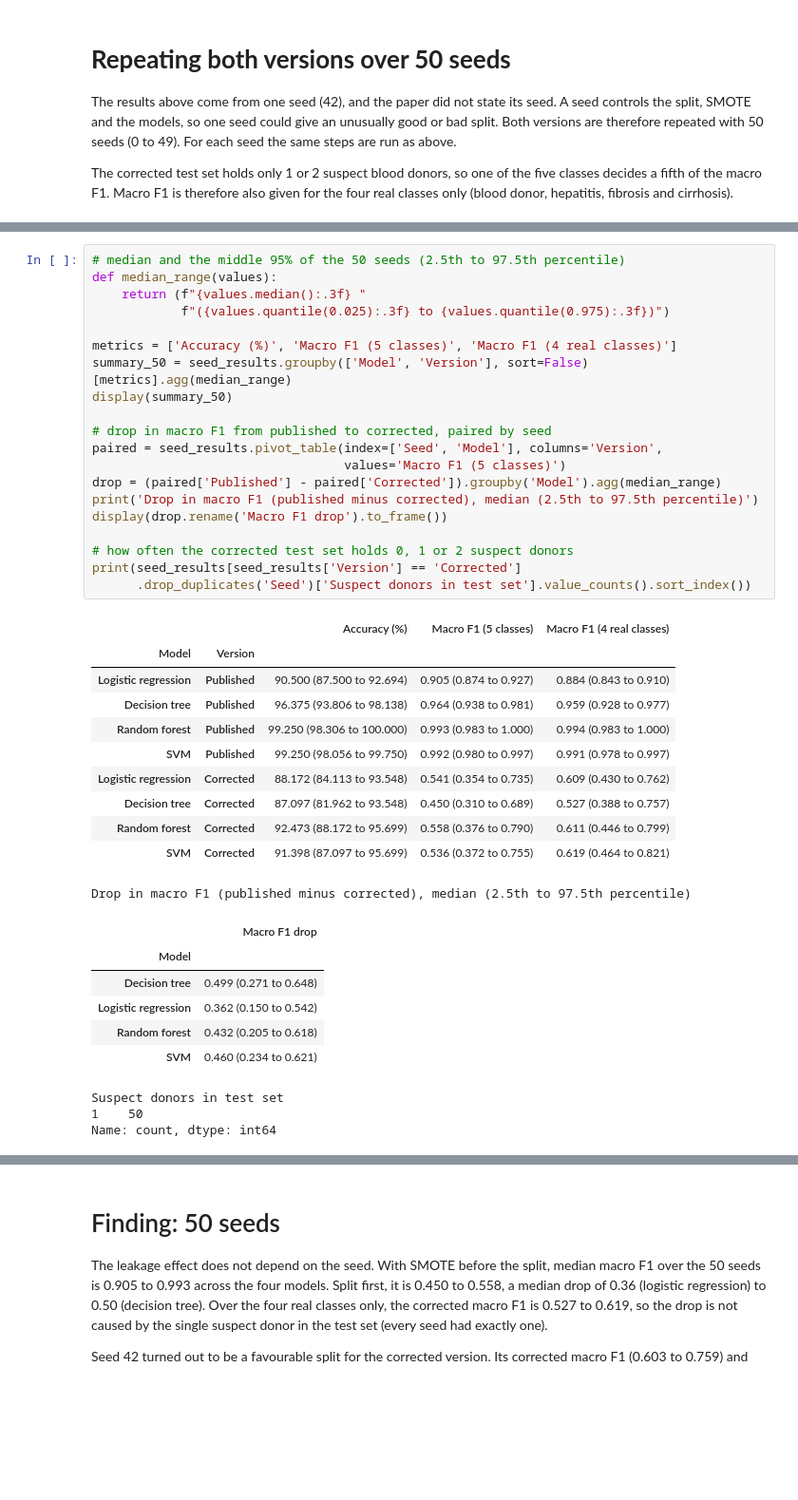
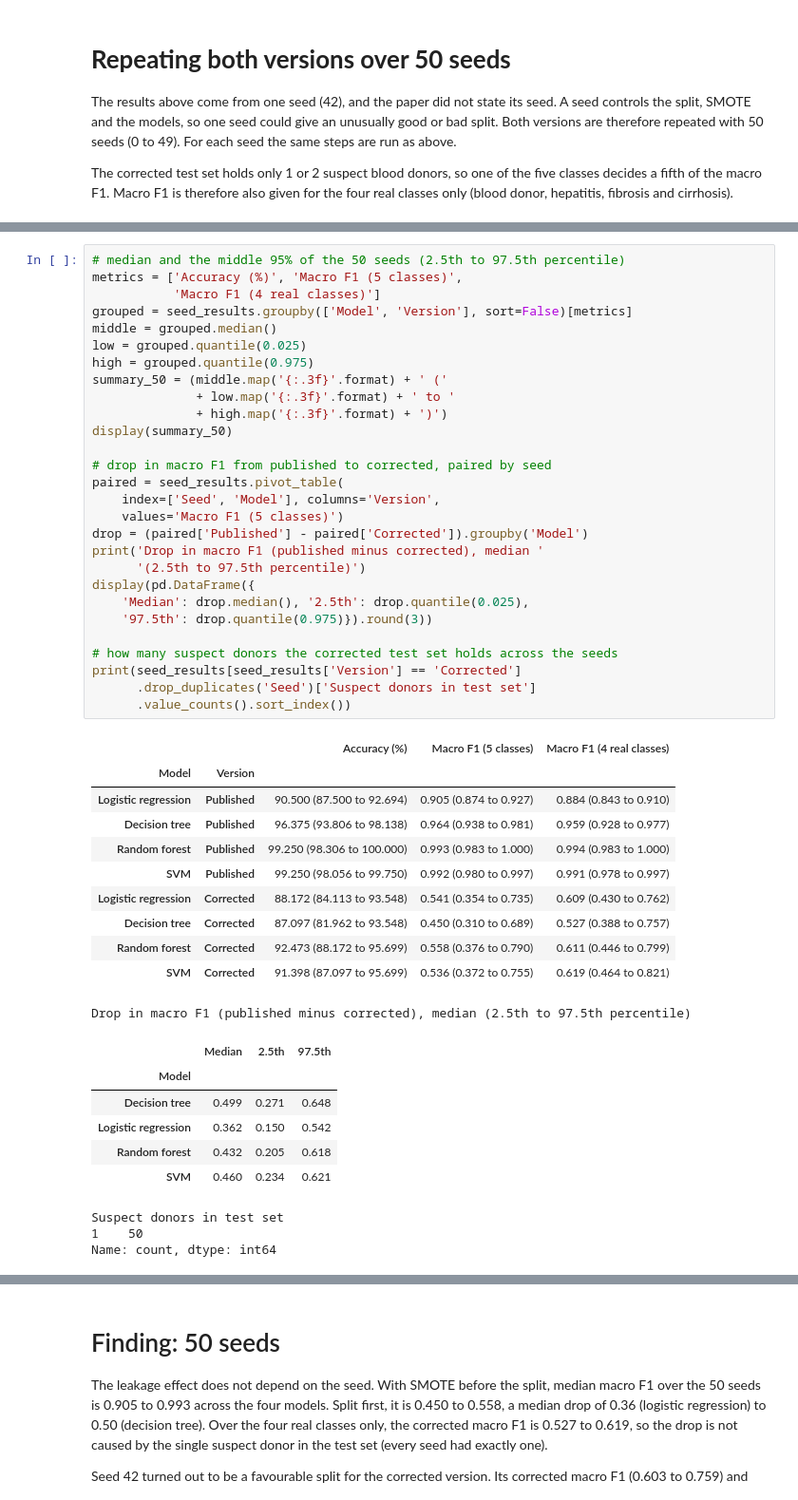
Before and after one commit to omaralhajjaj4-star/hcv-ML-DS-project, a Jupyter notebook: data_leakage.ipynb, the cells around one changed output, grey strips where cells are left out. Shown at 95% size. Saved outputs shown, nothing was run; the diff lists cells and outputs as text; blank space fills up the shorter version.

```diff
--- a/data_leakage.ipynb
+++ b/data_leakage.ipynb
@@ -399,42 +401,50 @@ print('Rows:', len(seed_results))
 Rows: 400
 # %%
 # median and the middle 95% of the 50 seeds (2.5th to 97.5th percentile)
-def median_range(values):
-    return (f"{values.median():.3f} "
-            f"({values.quantile(0.025):.3f} to {values.quantile(0.975):.3f})")
-
-metrics = ['Accuracy (%)', 'Macro F1 (5 classes)', 'Macro F1 (4 real classes)']
-summary_50 = seed_results.groupby(['Model', 'Version'], sort=False)[metrics].agg(median_range)
+metrics = ['Accuracy (%)', 'Macro F1 (5 classes)',
+           'Macro F1 (4 real classes)']
+grouped = seed_results.groupby(['Model', 'Version'], sort=False)[metrics]
+middle = grouped.median()
+low = grouped.quantile(0.025)
+high = grouped.quantile(0.975)
+summary_50 = (middle.map('{:.3f}'.format) + ' ('
+              + low.map('{:.3f}'.format) + ' to '
+              + high.map('{:.3f}'.format) + ')')
 display(summary_50)
 
 # drop in macro F1 from published to corrected, paired by seed
-paired = seed_results.pivot_table(index=['Seed', 'Model'], columns='Version',
-                                  values='Macro F1 (5 classes)')
-drop = (paired['Published'] - paired['Corrected']).groupby('Model').agg(median_range)
-print('Drop in macro F1 (published minus corrected), median (2.5th to 97.5th percentile)')
-display(drop.rename('Macro F1 drop').to_frame())
+paired = seed_results.pivot_table(
+    index=['Seed', 'Model'], columns='Version',
+    values='Macro F1 (5 classes)')
+drop = (paired['Published'] - paired['Corrected']).groupby('Model')
+print('Drop in macro F1 (published minus corrected), median '
+      '(2.5th to 97.5th percentile)')
+display(pd.DataFrame({
+    'Median': drop.median(), '2.5th': drop.quantile(0.025),
+    '97.5th': drop.quantile(0.975)}).round(3))
 
-# how often the corrected test set holds 0, 1 or 2 suspect donors
+# how many suspect donors the corrected test set holds across the seeds
 print(seed_results[seed_results['Version'] == 'Corrected']
-      .drop_duplicates('Seed')['Suspect donors in test set'].value_counts().sort_index())
+      .drop_duplicates('Seed')['Suspect donors in test set']
+      .value_counts().sort_index())
 # %% [output]
 |  |  | Accuracy (%) | Macro F1 (5 classes) | Macro F1 (4 real classes) |
 | Model | Version |  |  |  |
 | Logistic regression | Published | 90.500 (87.500 to 92.694) | 0.905 (0.874 to 0.927) | 0.884 (0.843 to 0.910) |
 | Decision tree | Published | 96.375 (93.806 to 98.138) | 0.964 (0.938 to 0.981) | 0.959 (0.928 to 0.977) |
 | Random forest | Published | 99.250 (98.306 to 100.000) | 0.993 (0.983 to 1.000) | 0.994 (0.983 to 1.000) |
 | SVM | Published | 99.250 (98.056 to 99.750) | 0.992 (0.980 to 0.997) | 0.991 (0.978 to 0.997) |
 | Logistic regression | Corrected | 88.172 (84.113 to 93.548) | 0.541 (0.354 to 0.735) | 0.609 (0.430 to 0.762) |
 | Decision tree | Corrected | 87.097 (81.962 to 93.548) | 0.450 (0.310 to 0.689) | 0.527 (0.388 to 0.757) |
 | Random forest | Corrected | 92.473 (88.172 to 95.699) | 0.558 (0.376 to 0.790) | 0.611 (0.446 to 0.799) |
 | SVM | Corrected | 91.398 (87.097 to 95.699) | 0.536 (0.372 to 0.755) | 0.619 (0.464 to 0.821) |
 Drop in macro F1 (published minus corrected), median (2.5th to 97.5th percentile)
-|  | Macro F1 drop |
-| Model |  |
-| Decision tree | 0.499 (0.271 to 0.648) |
-| Logistic regression | 0.362 (0.150 to 0.542) |
-| Random forest | 0.432 (0.205 to 0.618) |
-| SVM | 0.460 (0.234 to 0.621) |
+|  | Median | 2.5th | 97.5th |
+| Model |  |  |  |
+| Decision tree | 0.499 | 0.271 | 0.648 |
+| Logistic regression | 0.362 | 0.150 | 0.542 |
+| Random forest | 0.432 | 0.205 | 0.618 |
+| SVM | 0.460 | 0.234 | 0.621 |
 Suspect donors in test set
 1    50
 Name: count, dtype: int64
```
Also changed, not shown: parts of 2 cells of this notebook, 8 other files.
